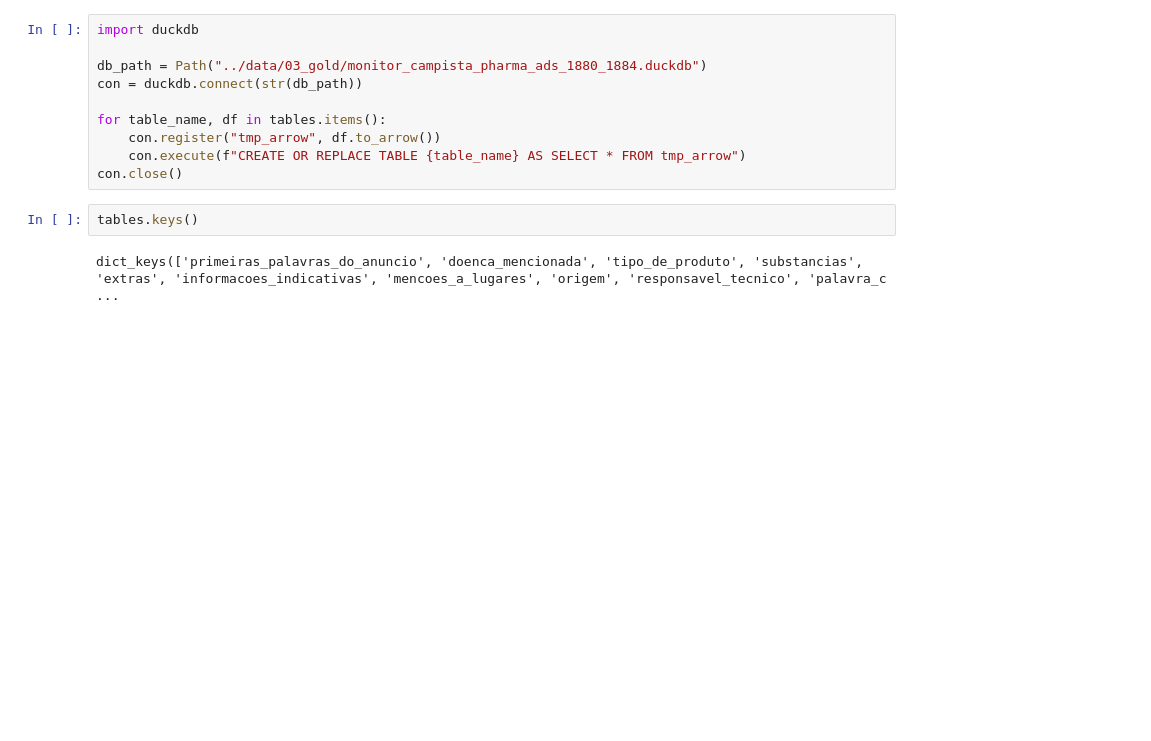
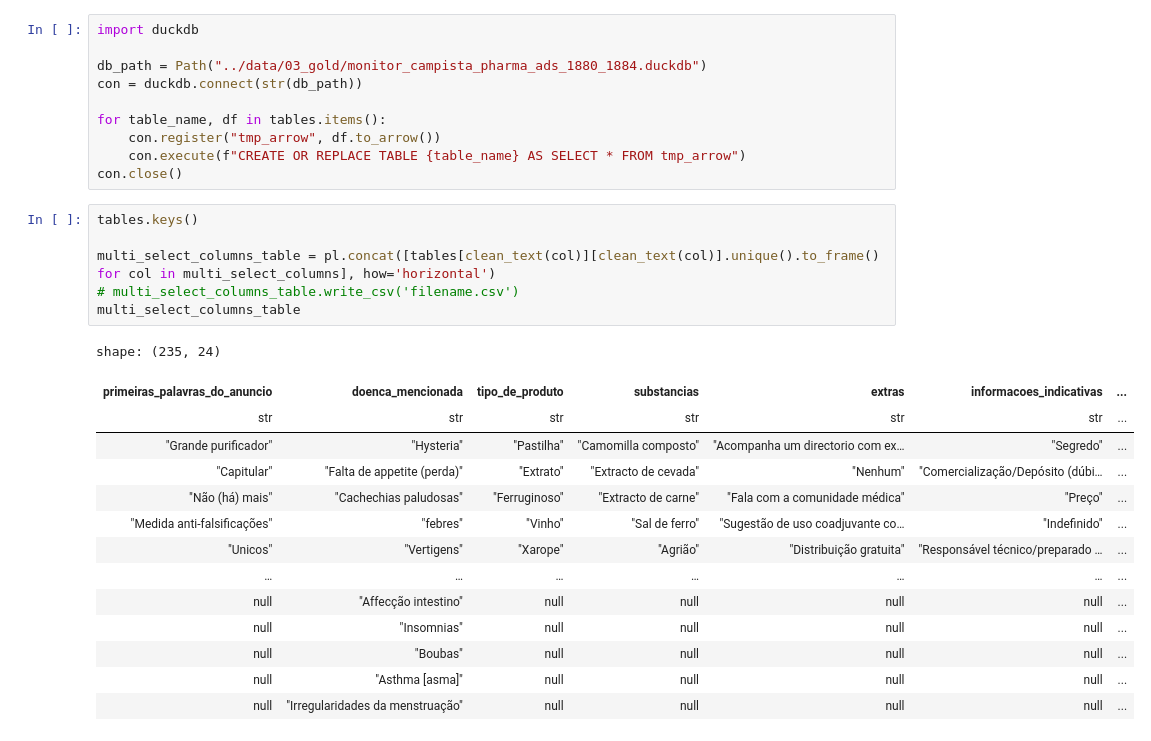
Before and after one commit to danibritods/pharma1880, a Jupyter notebook: notebooks/01_cleaning.ipynb, the cells around one changed output. Cells and saved outputs as stored; diff of their text form; blank space fills up the shorter version.

```diff
--- a/notebooks/01_cleaning.ipynb
+++ b/notebooks/01_cleaning.ipynb
@@ -185,7 +220,24 @@ for table_name, df in tables.items():
     con.register("tmp_arrow", df.to_arrow())
     con.execute(f"CREATE OR REPLACE TABLE {table_name} AS SELECT * FROM tmp_arrow")
 con.close()
-# %%
-tables.keys()
-# %% [output]
-dict_keys(['primeiras_palavras_do_anuncio', 'doenca_mencionada', 'tipo_de_produto', 'substancias', 'extras', 'informacoes_indicativas', 'mencoes_a_lugares', 'origem', 'responsavel_tecnico', 'palavra_c ...
+# %%
+tables.keys()
+
+multi_select_columns_table = pl.concat([tables[clean_text(col)][clean_text(col)].unique().to_frame() for col in multi_select_columns], how='horizontal')
+# multi_select_columns_table.write_csv('filename.csv')
+multi_select_columns_table
+# %% [output]
+shape: (235, 24)
+| primeiras_palavras_do_anuncio | doenca_mencionada | tipo_de_produto | substancias | extras | informacoes_indicativas | ... |
+| str | str | str | str | str | str | ... |
+| "Grande purificador" | "Hysteria" | "Pastilha" | "Camomilla composto" | "Acompanha um directorio com ex… | "Segredo" | ... |
+| "Capitular" | "Falta de appetite (perda)" | "Extrato" | "Extracto de cevada" | "Nenhum" | "Comercialização/Depósito (dúbi… | ... |
+| "Não (há) mais" | "Cachechias paludosas" | "Ferruginoso" | "Extracto de carne" | "Fala com a comunidade médica" | "Preço" | ... |
+| "Medida anti-falsificações" | "febres" | "Vinho" | "Sal de ferro" | "Sugestão de uso coadjuvante co… | "Indefinido" | ... |
+| "Unicos" | "Vertigens" | "Xarope" | "Agrião" | "Distribuição gratuita" | "Responsável técnico/preparado … | ... |
+| … | … | … | … | … | … | ... |
+| null | "Affecção intestino" | null | null | null | null | ... |
+| null | "Insomnias" | null | null | null | null | ... |
+| null | "Boubas" | null | null | null | null | ... |
+| null | "Asthma [asma]" | null | null | null | null | ... |
+| null | "Irregularidades da menstruação" | null | null | null | null | ... |
```
Also changed, not shown: parts of 5 cells of this notebook, 4 other files.
